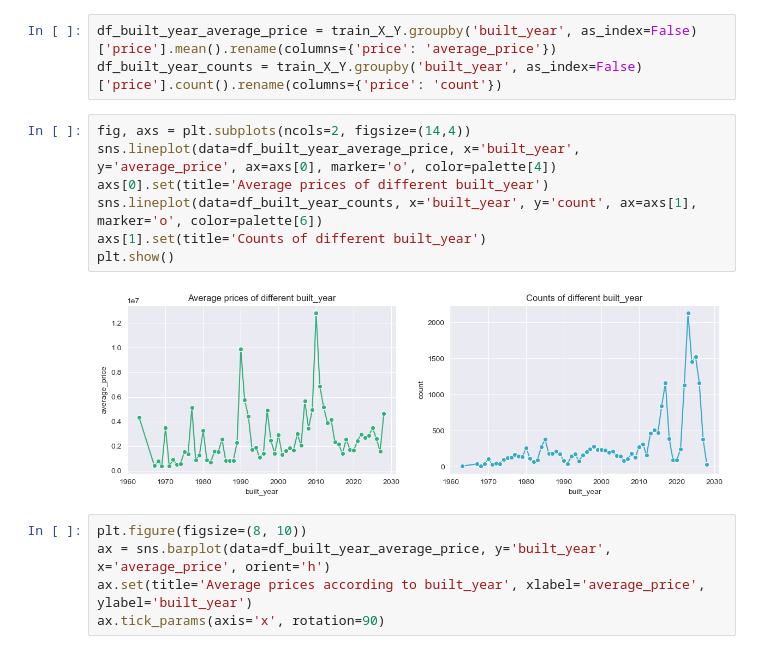
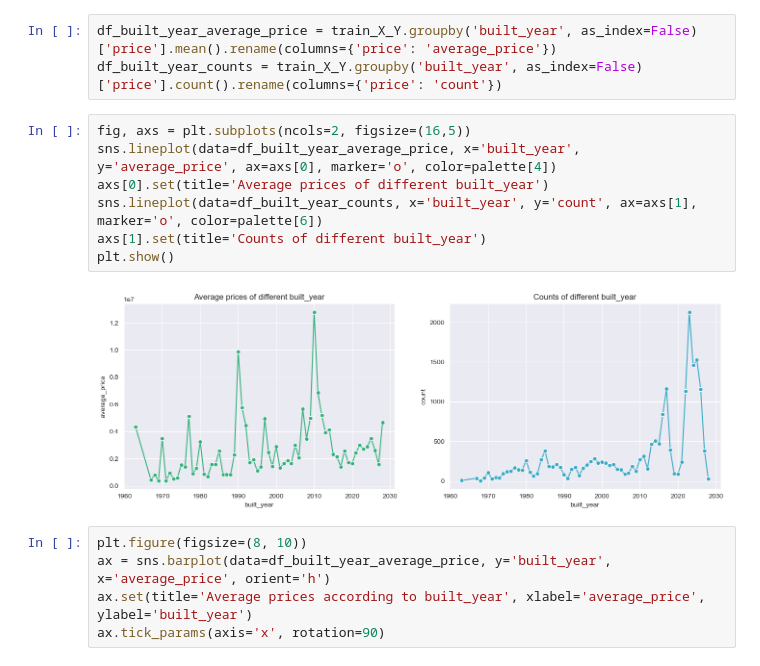
Before and after one commit to atul1696/cs5228-project, a Jupyter notebook: EDA.ipynb, the cells around one changed output. Cells and saved outputs as stored; diff of their text form.

```diff
--- a/EDA.ipynb
+++ b/EDA.ipynb
@@ -113,14 +178,14 @@ plt.show()
 df_built_year_average_price = train_X_Y.groupby('built_year', as_index=False)['price'].mean().rename(columns={'price': 'average_price'})
 df_built_year_counts = train_X_Y.groupby('built_year', as_index=False)['price'].count().rename(columns={'price': 'count'})
 # %%
-fig, axs = plt.subplots(ncols=2, figsize=(14,4))
+fig, axs = plt.subplots(ncols=2, figsize=(16,5))
 sns.lineplot(data=df_built_year_average_price, x='built_year', y='average_price', ax=axs[0], marker='o', color=palette[4])
 axs[0].set(title='Average prices of different built_year')
 sns.lineplot(data=df_built_year_counts, x='built_year', y='count', ax=axs[1], marker='o', color=palette[6])
 axs[1].set(title='Counts of different built_year')
 plt.show()
 # %% [output]
-[figure, old version]
+[figure, new version]
 # %%
 plt.figure(figsize=(8, 10))
 ax = sns.barplot(data=df_built_year_average_price, y='built_year', x='average_price', orient='h')
```
Also changed, not shown: parts of 27 cells of this notebook.
